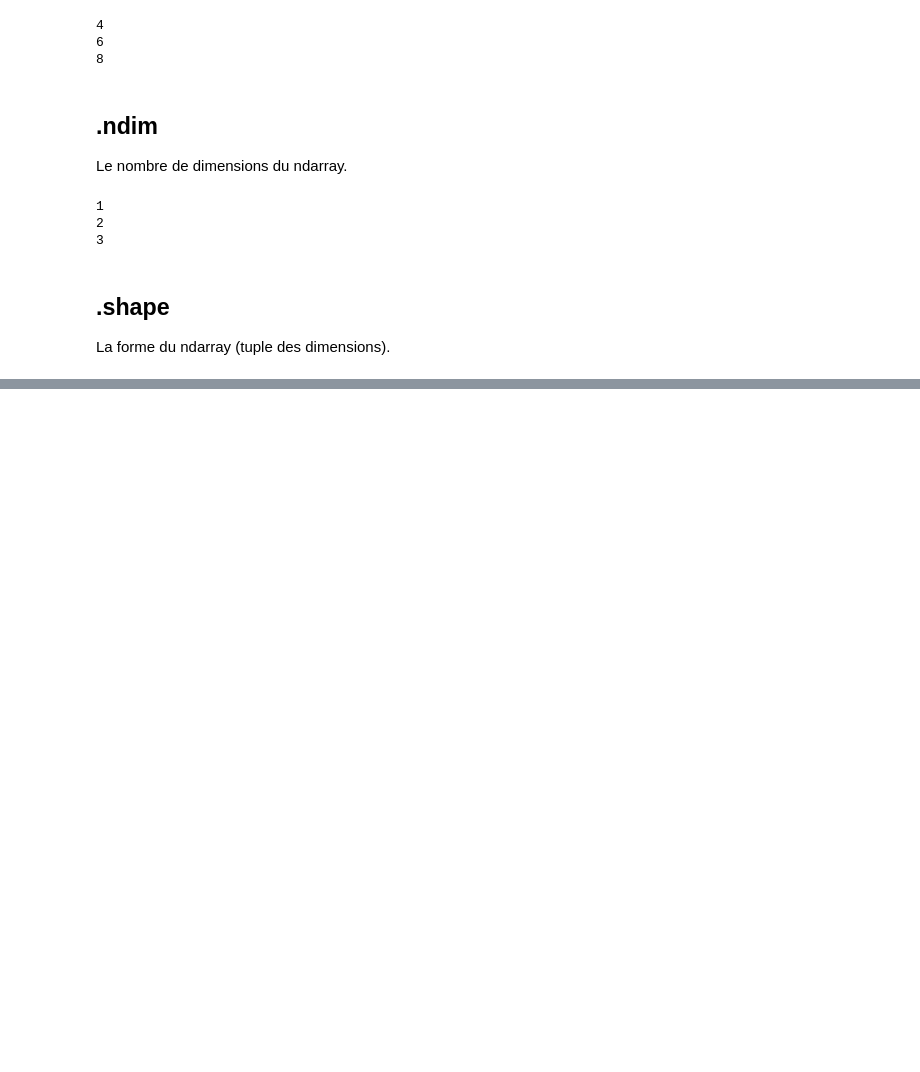
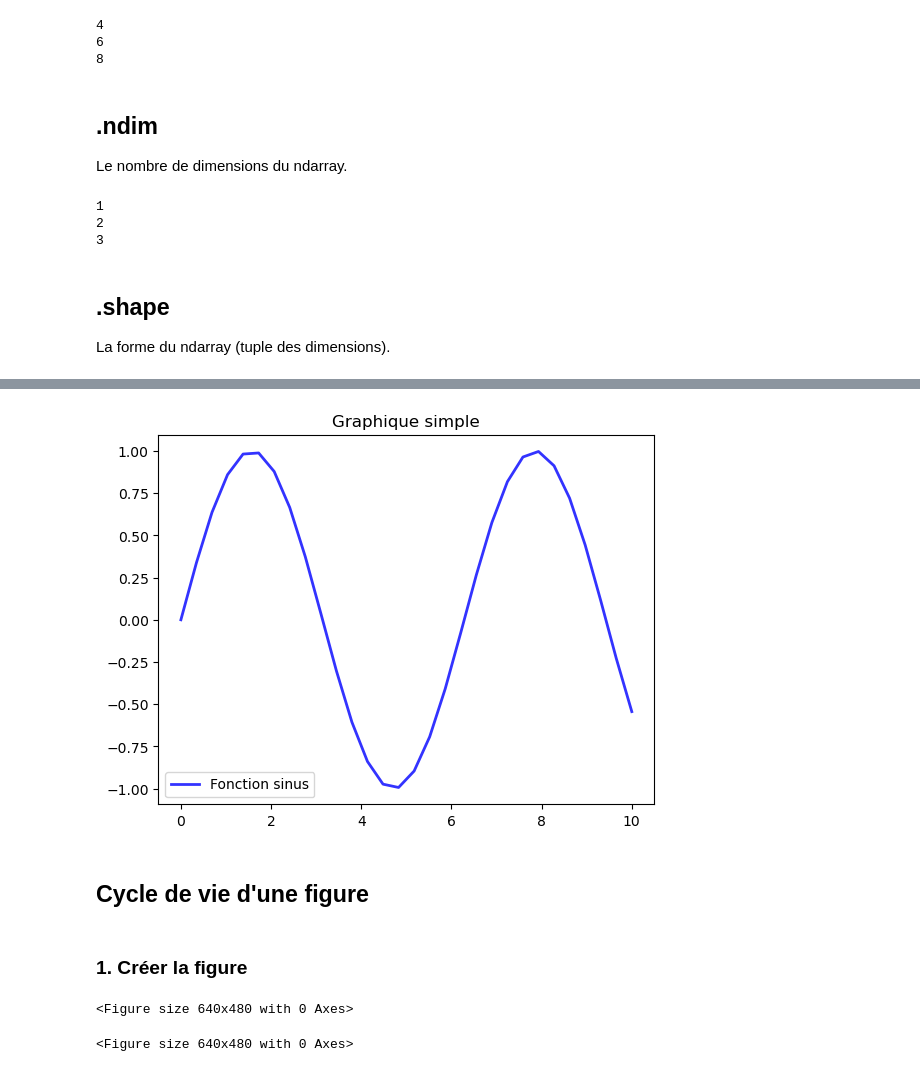
Before and after one commit to OussamaElm0/DS_pr, a Jupyter notebook: Prepa.ipynb, the cells around one changed output, grey strips where cells are left out. Drawn from its saved outputs; the diff is of its cells as text; code cells hidden in the pictures; blank space fills up the shorter version.

```diff
--- a/Prepa.ipynb
+++ b/Prepa.ipynb
@@ -164,0 +423,27 @@ La forme du ndarray (tuple des dimensions).
+# %%
+x = np.linspace(0, 10, 30)
+y = np.sin(x)
+
+# Graphique simple avec styles
+plt.plot(x, y,
+         label='Fonction sinus',  # nom pour la légende
+         c='blue',                # couleur bleue
+         lw=2,                    # épaisseur de ligne
+         ls='-',                  # ligne continue
+         alpha=0.8)               # transparence
+
+# Affichage
+plt.legend()                     # affiche la légende
+plt.title('Graphique simple')
+plt.show()
+# %% [output]
+[figure, added]
+# %% [markdown]
+## Cycle de vie d'une figure
+# %% [markdown]
+### 1. Créer la figure
+# %%
+plt.figure()
+# %% [output]
+<Figure size 640x480 with 0 Axes>
+<Figure size 640x480 with 0 Axes>
```
Also changed, not shown: parts of 42 cells of this notebook.
